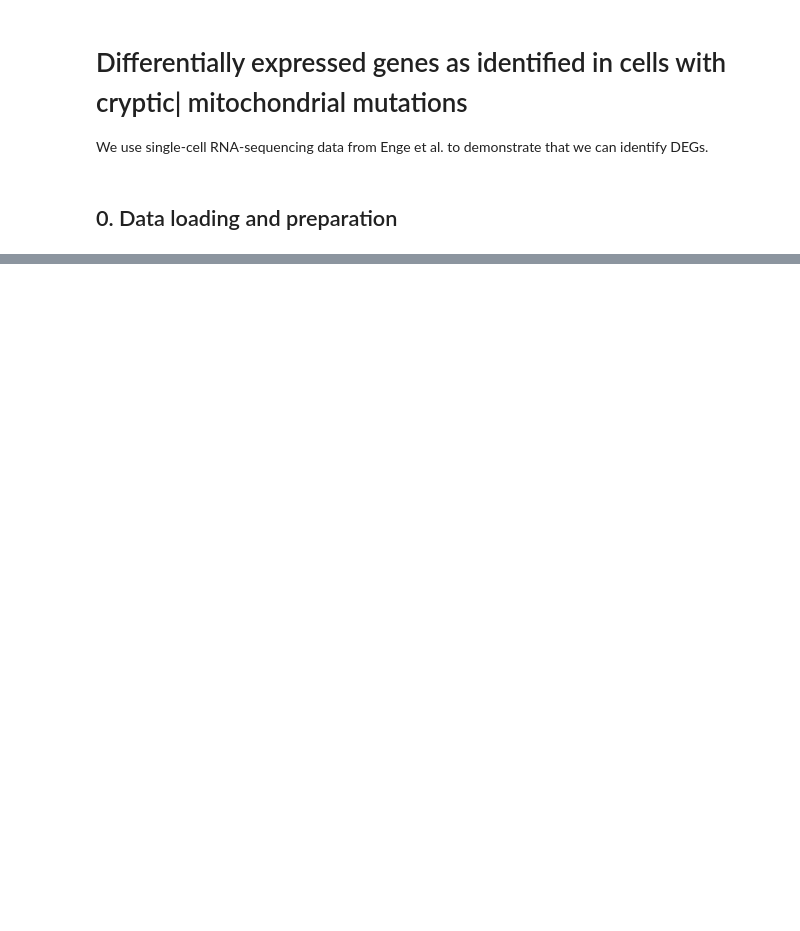
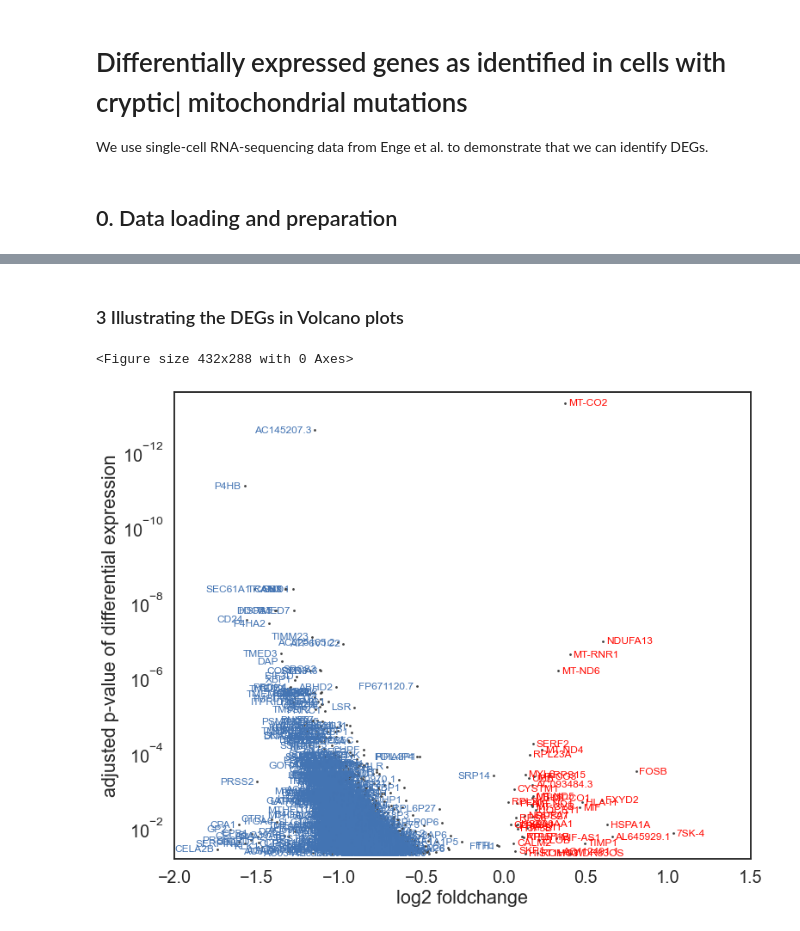
Before and after one commit to SystemsAndSignalsGroup/Mito-Ageing, a Jupyter notebook: code/geneExpressionAnalysis/mitochondrialLoadAndDEG.ipynb, the cells around one changed output, grey strips where cells are left out. Cells and saved outputs as stored; diff of their text form; code cells hidden in the pictures; blank space fills up the shorter version.

Commit message:
volcano plot for DEGs

```diff
--- a/code/geneExpressionAnalysis/mitochondrialLoadAndDEG.ipynb
+++ b/code/geneExpressionAnalysis/mitochondrialLoadAndDEG.ipynb
@@ -214,0 +173,13 @@ DEGs_Cryptic_95.to_csv('./DEG_out/deg_Enge_t95.csv')
+# %% [markdown]
+### 3 Illustrating the DEGs in Volcano plots
+# %%
+# some options
+sns.despine()
+sns.set_context("talk", font_scale=1.2)
+sns.set_style("white")
+
+# these make each of the labels one vector graphic object (the default is that each letter is a single object)
+matplotlib.rcParams['pdf.fonttype'] = 42
+matplotlib.rcParams['ps.fonttype'] = 42
+# %% [output]
+<Figure size 432x288 with 0 Axes>
@@ -214,0 +236,6 @@ DEGs_Cryptic_95.to_csv('./DEG_out/deg_Enge_t95.csv')
+# %%
+# plotting
+[fig,ax]=plotVolcano(DEGs_Cryptic_10,fontSize=12)
+fig.savefig('./../../figures/publicationFigures/DEGs/VolcanoPlotEnge_t10.pdf', bbox_inches = "tight")
+# %% [output]
+[figure, added]
```
Also changed, not shown: parts of 8 cells of this notebook, 8 other files.
